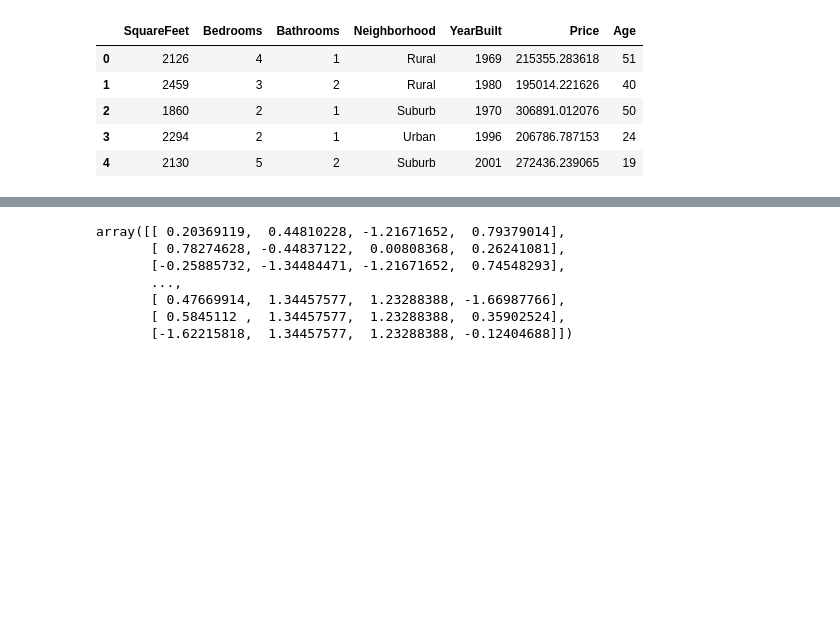
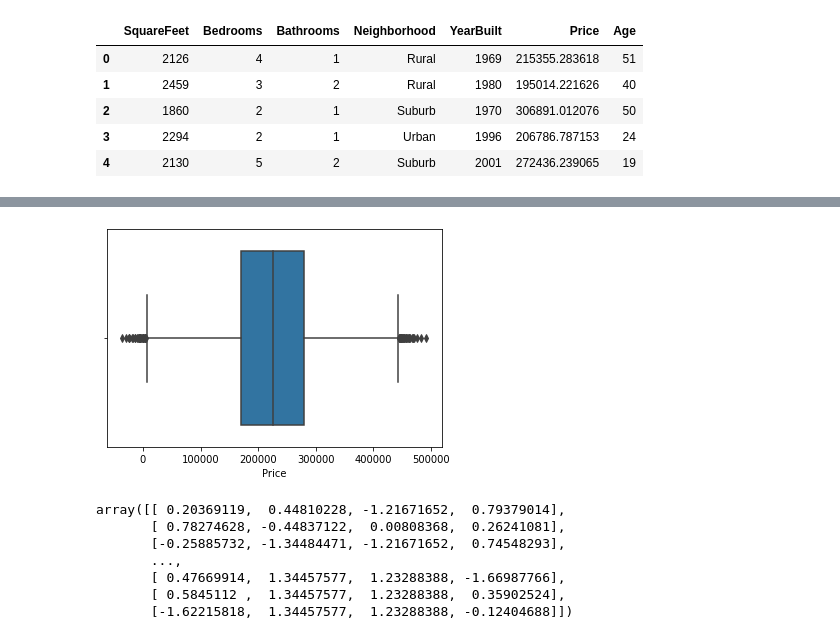
Before and after one commit to Qamil-Mirza/My-Data-Projects, a Jupyter notebook: Linear-Regression/main.ipynb, the cells around one changed output, grey strips where cells are left out. Drawn from its saved outputs; the diff is of its cells as text; code cells hidden in the pictures; blank space fills up the shorter version.

```diff
--- a/Linear-Regression/main.ipynb
+++ b/Linear-Regression/main.ipynb
@@ -567,3 +585,8 @@ house_price_df.head()
+# %%
+sns.boxplot(x='Price', data=house_price_df)
+plt.show()
+# %% [output]
+[figure, added]
 # %%
 important_columns = ['SquareFeet', 'Bedrooms', "Bathrooms", "Age", "Price"]
 new_df = house_price_df[important_columns]
```
Also changed, not shown: parts of 15 cells of this notebook.
